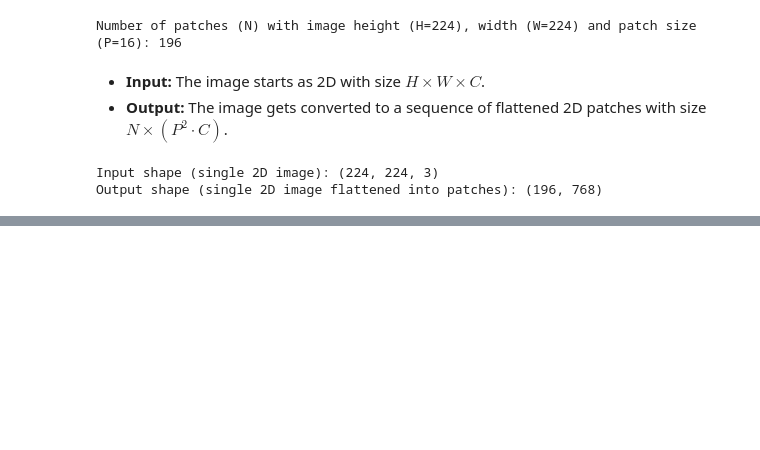
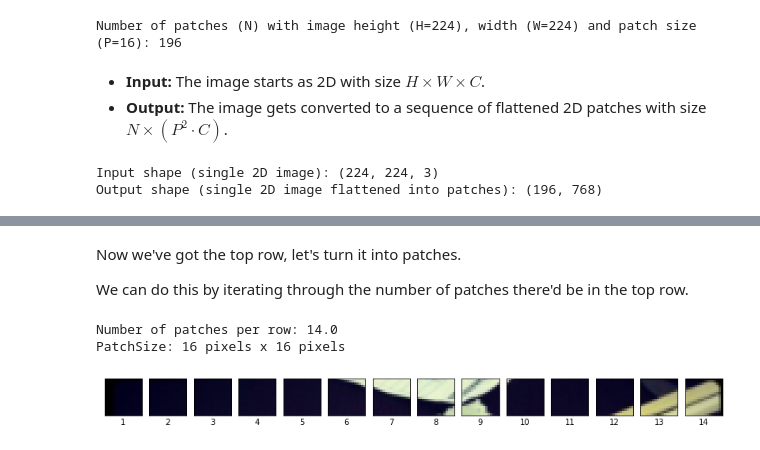
Before and after one commit to mahdiislam79/ViT-Implementation, a Jupyter notebook: ViT_Implementation.ipynb, the cells around one changed output, grey strips where cells are left out. Cells and saved outputs as stored; diff of their text form; code cells hidden in the pictures; blank space fills up the shorter version.

```diff
--- a/ViT_Implementation.ipynb
+++ b/ViT_Implementation.ipynb
@@ -473,0 +505,29 @@ Output shape (single 2D image flattened into patches): (196, 768)
+# %% [markdown]
+Now we've got the top row, let's turn it into patches.
+
+We can do this by iterating through the number of patches there'd be in the top row.
+# %%
+# Setup hyperparameters and make sure img_size and patch_size are compatible
+img_size = 224
+patch_size = 16
+num_patches = img_size / patch_size
+assert img_size % patch_size == 0, "Image size must be divisible by the patch size"
+print(f"Number of patches per row: {num_patches}\nPatchSize: {patch_size} pixels x {patch_size} pixels")
+
+# Create a series of subplots
+fig, axs = plt.subplots(nrows = 1,
+                        ncols = img_size // patch_size, # one column for each patch
+                        figsize = (num_patches, num_patches),
+                        sharex=True,
+                        sharey=True)
+
+# Iterate through the number of patches in the top row
+for i , patch in enumerate(range(0, img_size, patch_size)):
+  axs[i].imshow(image_permuted[:patch_size, patch:patch+patch_size, :]) # keep height index constant and alter the width index
+  axs[i].set_xlabel(i+1) # set the label
+  axs[i].set_xticks([])
+  axs[i].set_yticks([])
+# %% [output]
+Number of patches per row: 14.0
+PatchSize: 16 pixels x 16 pixels
+[figure, added]
```
Also changed, not shown: parts of 7 cells of this notebook.
